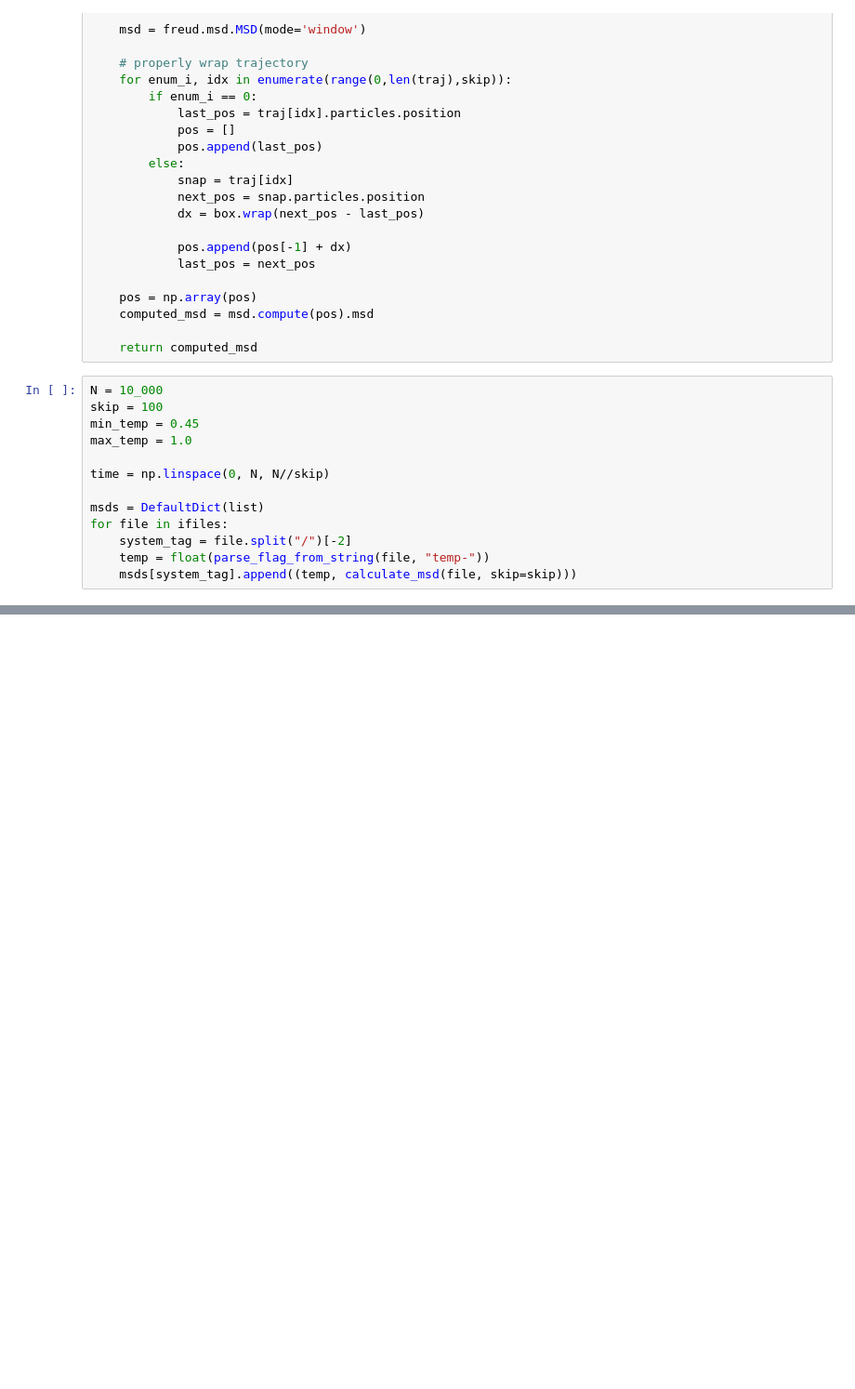
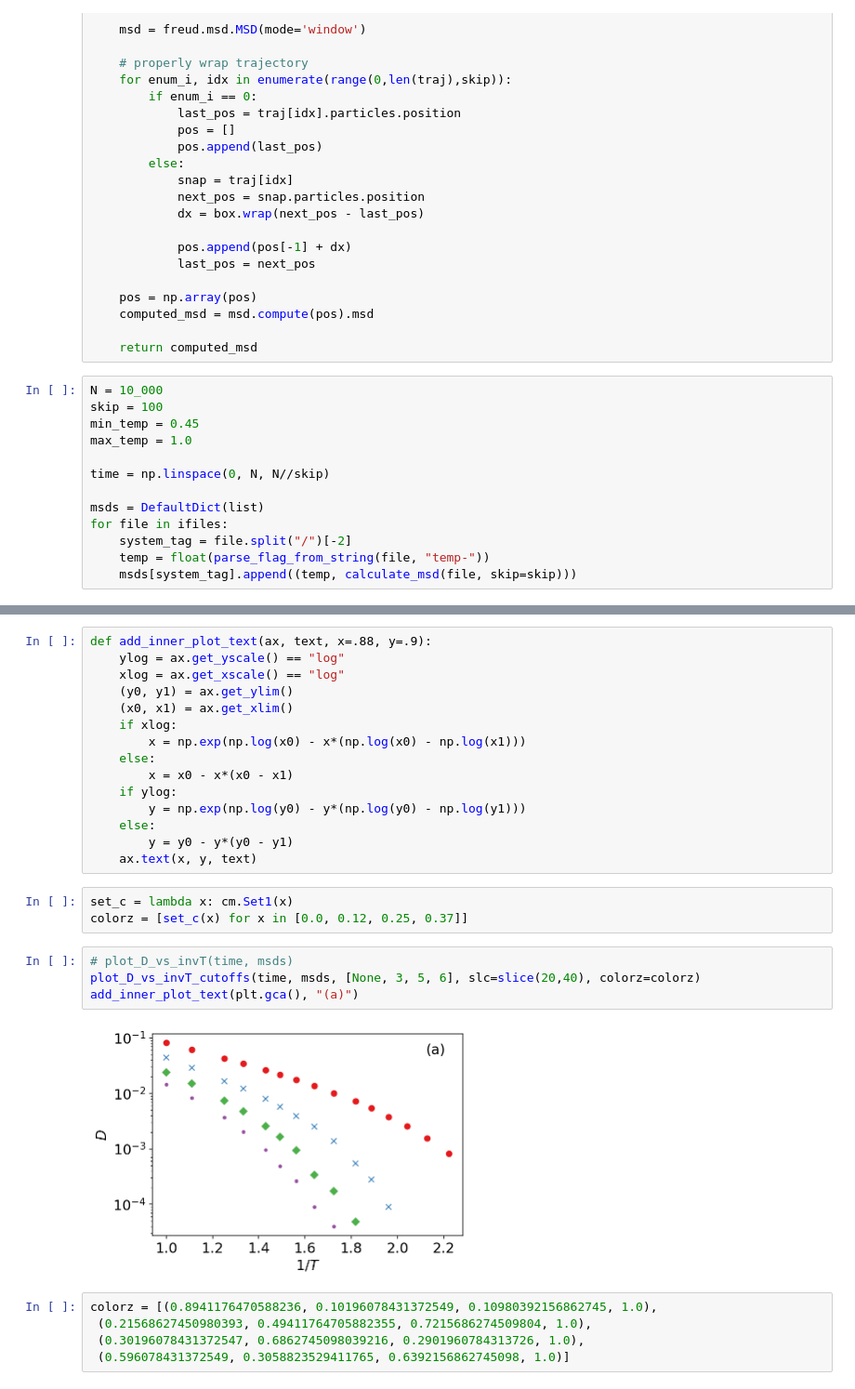
Before and after one commit to ianrgraham/funnel-cake, a Jupyter notebook: notebooks/prelim_plots.ipynb, the cells around one changed output, grey strips where cells are left out. Shown at 93% size. Drawn from its saved outputs; the diff is of its cells as text; blank space fills up the shorter version.

```diff
--- a/notebooks/prelim_plots.ipynb
+++ b/notebooks/prelim_plots.ipynb
@@ -185,0 +215,29 @@ plot_alpha_vs_invT(time, msds, range=(1, 20))
+# %%
+def add_inner_plot_text(ax, text, x=.88, y=.9):
+    ylog = ax.get_yscale() == "log"
+    xlog = ax.get_xscale() == "log"
+    (y0, y1) = ax.get_ylim()
+    (x0, x1) = ax.get_xlim()
+    if xlog:
+        x = np.exp(np.log(x0) - x*(np.log(x0) - np.log(x1)))
+    else:
+        x = x0 - x*(x0 - x1)
+    if ylog:
+        y = np.exp(np.log(y0) - y*(np.log(y0) - np.log(y1)))
+    else:
+        y = y0 - y*(y0 - y1)
+    ax.text(x, y, text)
+# %%
+set_c = lambda x: cm.Set1(x)
+colorz = [set_c(x) for x in [0.0, 0.12, 0.25, 0.37]]
+# %%
+# plot_D_vs_invT(time, msds)
+plot_D_vs_invT_cutoffs(time, msds, [None, 3, 5, 6], slc=slice(20,40), colorz=colorz)
+add_inner_plot_text(plt.gca(), "(a)")
+# %% [output]
+[figure, added]
+# %%
+colorz = [(0.8941176470588236, 0.10196078431372549, 0.10980392156862745, 1.0),
+ (0.21568627450980393, 0.49411764705882355, 0.7215686274509804, 1.0),
+ (0.30196078431372547, 0.6862745098039216, 0.2901960784313726, 1.0),
+ (0.596078431372549, 0.3058823529411765, 0.6392156862745098, 1.0)]
```
Also changed, not shown: parts of 14 cells of this notebook, 5 other files.
